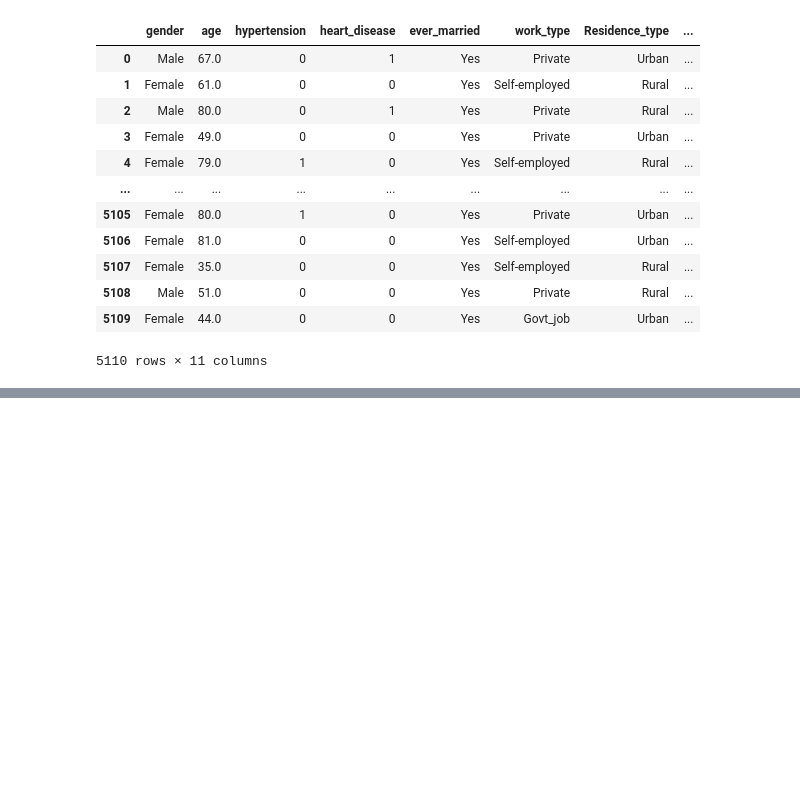
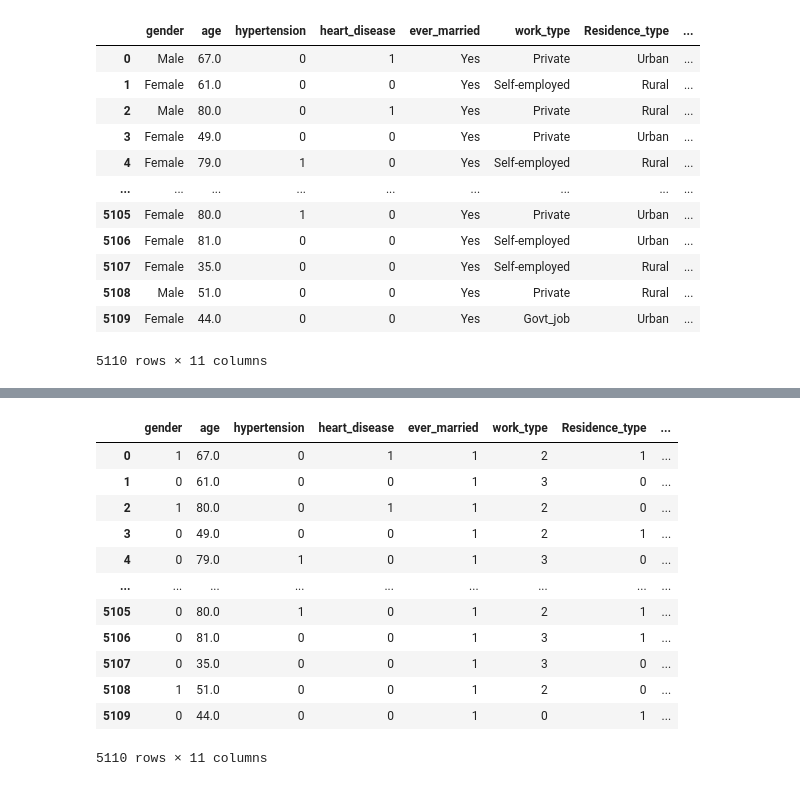
Before and after one commit to shivangi-04/stroke-prediction, a Jupyter notebook: stroke_risk_prediction.ipynb, the cells around one changed output, grey strips where cells are left out. Cells and saved outputs as stored; diff of their text form; code cells hidden in the pictures; blank space fills up the shorter version.

```diff
--- a/stroke_risk_prediction.ipynb
+++ b/stroke_risk_prediction.ipynb
@@ -138,0 +159,29 @@ df
+# %%
+from sklearn.preprocessing import LabelEncoder
+enc=LabelEncoder()
+gender=enc.fit_transform(df['gender'])
+smoking_status=enc.fit_transform(df['smoking_status'])
+work_type=enc.fit_transform(df['work_type'])
+Residence_type=enc.fit_transform(df['Residence_type'])
+ever_married=enc.fit_transform(df['ever_married'])
+df['work_type']=work_type
+df['ever_married']=ever_married
+df['Residence_type']=Residence_type
+df['smoking_status']=smoking_status
+df['gender']=gender
+# %%
+df
+# %% [output]
+|  | gender | age | hypertension | heart_disease | ever_married | work_type | Residence_type | ... |
+| 0 | 1 | 67.0 | 0 | 1 | 1 | 2 | 1 | ... |
+| 1 | 0 | 61.0 | 0 | 0 | 1 | 3 | 0 | ... |
+| 2 | 1 | 80.0 | 0 | 1 | 1 | 2 | 0 | ... |
+| 3 | 0 | 49.0 | 0 | 0 | 1 | 2 | 1 | ... |
+| 4 | 0 | 79.0 | 1 | 0 | 1 | 3 | 0 | ... |
+| ... | ... | ... | ... | ... | ... | ... | ... | ... |
+| 5105 | 0 | 80.0 | 1 | 0 | 1 | 2 | 1 | ... |
+| 5106 | 0 | 81.0 | 0 | 0 | 1 | 3 | 1 | ... |
+| 5107 | 0 | 35.0 | 0 | 0 | 1 | 3 | 0 | ... |
+| 5108 | 1 | 51.0 | 0 | 0 | 1 | 2 | 0 | ... |
+| 5109 | 0 | 44.0 | 0 | 0 | 1 | 0 | 1 | ... |
+5110 rows × 11 columns
```
Also changed, not shown: parts of 18 cells of this notebook.
